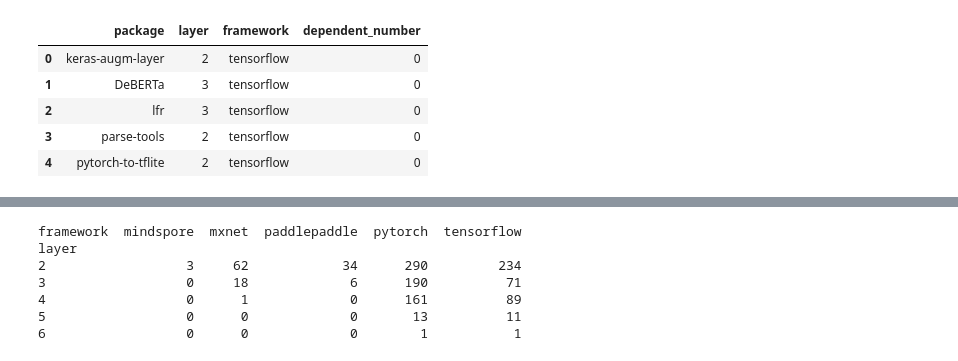
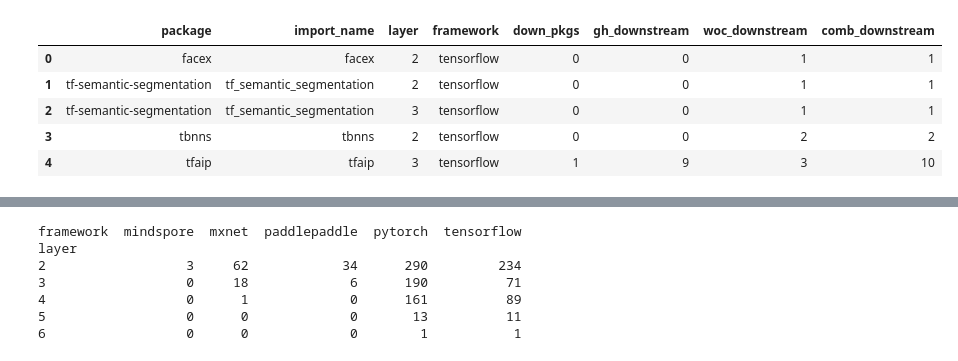
Before and after one commit to gaokai320/DLSupplyChainLandscape, a Jupyter notebook: rq1_packages.ipynb, the cells around one changed output, grey strips where cells are left out. Saved outputs shown, nothing was run; the diff lists cells and outputs as text; code cells hidden in the pictures.

Commit message:
Package analysis

```diff
--- a/rq1_packages.ipynb
+++ b/rq1_packages.ipynb
@@ -1,7 +1,10 @@
 # %%
+import json
 import numpy as np
 import pandas as pd
+import networkx as nx
 from scipy import stats
+from copy import deepcopy
 from pymongo import MongoClient
 import matplotlib
 import matplotlib.pyplot as plt
@@ -9,19 +12,33 @@ import seaborn as sns
 from packaging.version import Version
 from cliffs_delta import cliffs_delta
 from scipy.stats import mannwhitneyu
+from multipy.fwer import holm_bonferroni
+
 %matplotlib inline
 %config InlineBackend.figure_format = "retina"
+pd.set_option("display.max_rows", None)
 # %%
 pypi_db = MongoClient(host='127.0.0.1', port=27017)['pypi']
 dl_packages = pypi_db['dl_packages']
 distribution_metadata = pypi_db['distribution_metadata']
-frameworks = ['tensorflow', 'pytorch', 'mxnet', 'paddlepaddle', 'mindspore']
+frameworks = {
+    "tensorflow": ['tensorflow', 'tensorflow-cpu', 'tensorflow-gpu'],
+    "pytorch": ['torch'],
+    "mxnet": ['mxnet', 'mxnet-cu112', 'mxnet-cu110', 'mxnet-cu102', 'mxnet-cu102mkl', 'mxnet-cu101', 'mxnet-cu101mkl',
+              'mxnet-cu100', 'mxnet-cu100mkl', 'mxnet-cu92', 'mxnet-cu92mkl', 'mxnet-cu90', 'mxnet-cu90mkl',
+              'mxnet-cu80', 'mxnet-cu80mkl', 'mxnet-native'],
+    "paddlepaddle": ['paddlepaddle', 'paddlepaddle-gpu'],
+    "mindspore": ['mindspore', 'mindspore-ascend', 'mindspore-gpu']
+}
 pkg_layers = pd.read_csv("data/package_statistics.csv")
+edges = pd.read_csv("data/dag.edgs")
+gh_dependents = json.load(open("data/pkg_github_dependents.json"))
+woc_dependents = json.load(open("data/pkg_woc_dependents.json"))
 pkg_layers.head()
 # %% [output]
-|  | package | layer | framework | dependent_number |
-| 0 | keras-augm-layer | 2 | tensorflow | 0 |
-| 1 | DeBERTa | 3 | tensorflow | 0 |
-| 2 | lfr | 3 | tensorflow | 0 |
-| 3 | parse-tools | 2 | tensorflow | 0 |
-| 4 | pytorch-to-tflite | 2 | tensorflow | 0 |
+|  | package | import_name | layer | framework | down_pkgs | gh_downstream | woc_downstream | comb_downstream |
+| 0 | facex | facex | 2 | tensorflow | 0 | 0 | 1 | 1 |
+| 1 | tf-semantic-segmentation | tf_semantic_segmentation | 2 | tensorflow | 0 | 0 | 1 | 1 |
+| 2 | tf-semantic-segmentation | tf_semantic_segmentation | 3 | tensorflow | 0 | 0 | 1 | 1 |
+| 3 | tbnns | tbnns | 2 | tensorflow | 0 | 0 | 2 | 2 |
+| 4 | tfaip | tfaip | 3 | tensorflow | 1 | 9 | 3 | 10 |
```
Also changed, not shown: parts of 28 cells of this notebook, 2 other files.
